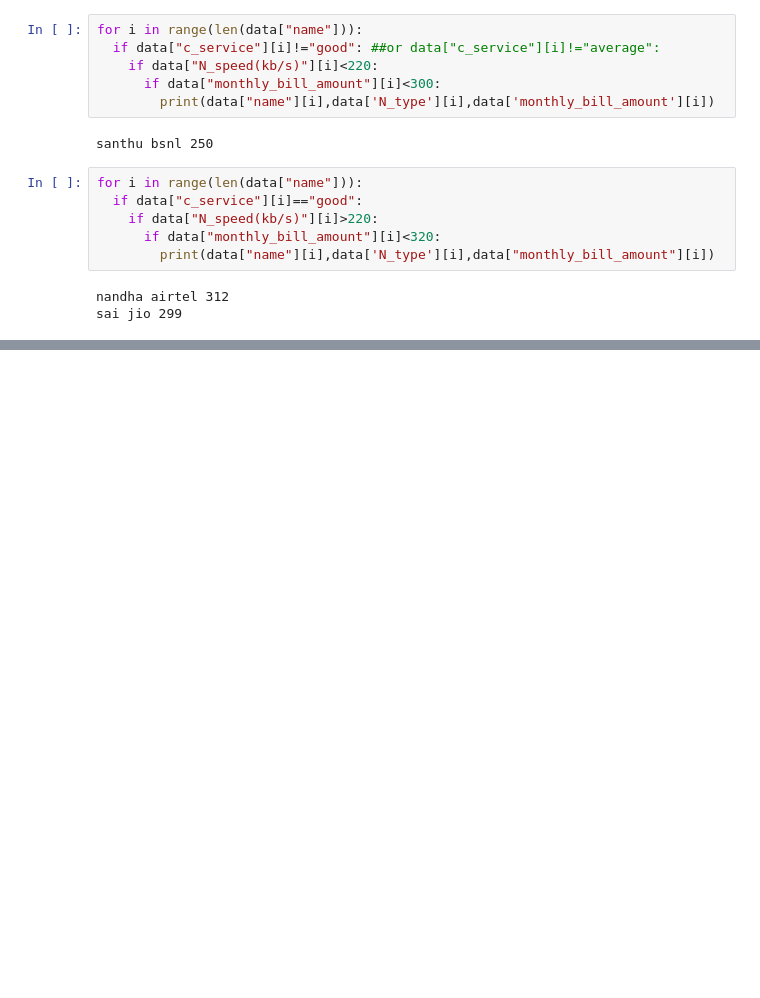
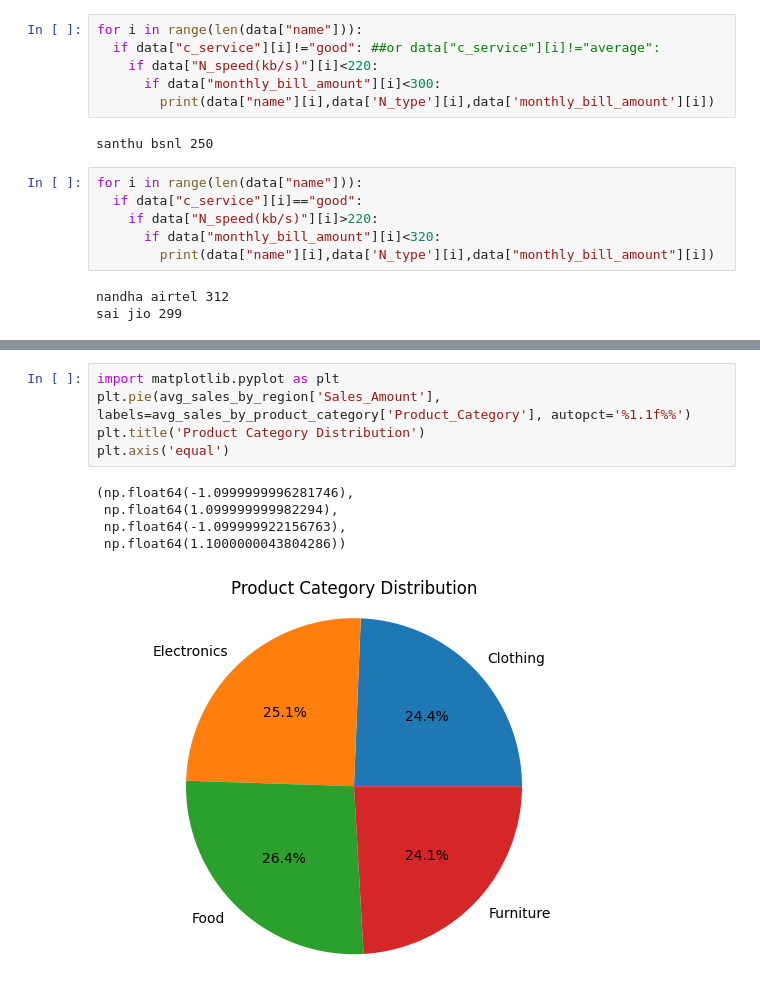
Before and after one commit to Udaythecoder/ethnotech, a Jupyter notebook: day_4.ipynb, the cells around one changed output, grey strips where cells are left out. Cells and saved outputs as stored; diff of their text form; blank space fills up the shorter version.

```diff
--- a/day_4.ipynb
+++ b/day_4.ipynb
@@ -110,0 +167,11 @@ sai jio 299
+# %%
+import matplotlib.pyplot as plt
+plt.pie(avg_sales_by_region['Sales_Amount'], labels=avg_sales_by_product_category['Product_Category'], autopct='%1.1f%%')
+plt.title('Product Category Distribution')
+plt.axis('equal')
+# %% [output]
+(np.float64(-1.0999999996281746),
+ np.float64(1.099999999982294),
+ np.float64(-1.099999922156763),
+ np.float64(1.1000000043804286))
+[figure, added]
```
Also changed, not shown: parts of 11 cells of this notebook.
